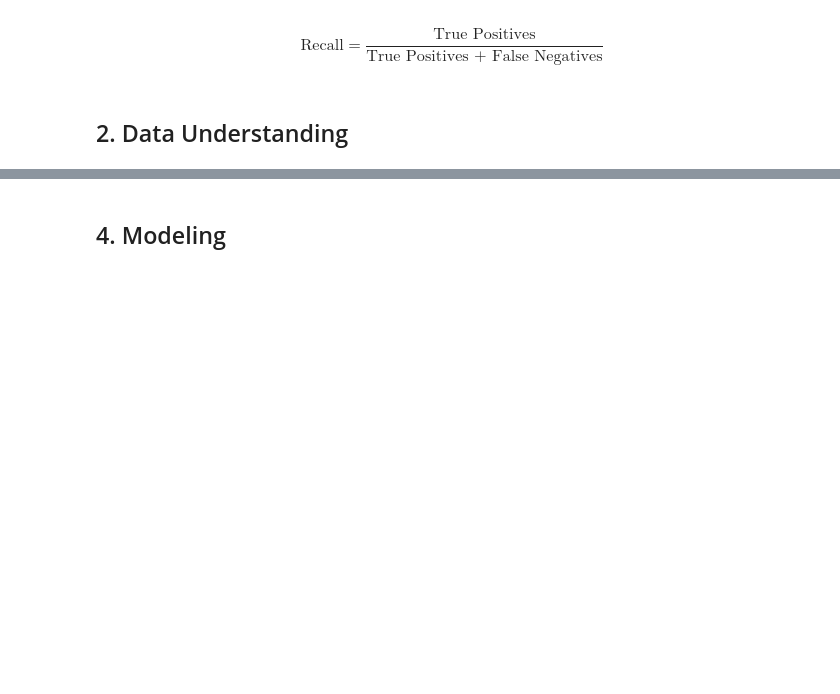
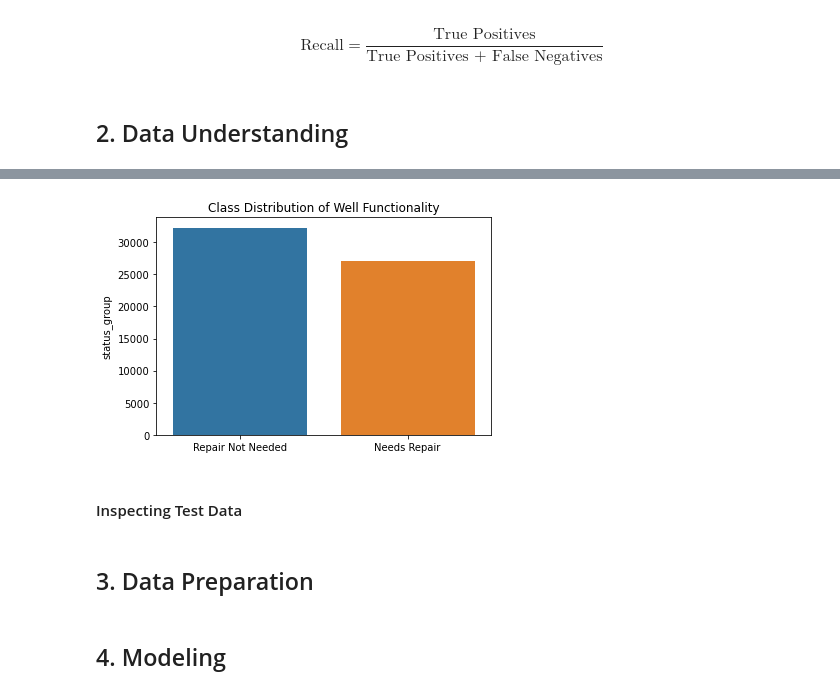
Before and after one commit to ckucewicz/Water_well_classification, a Jupyter notebook: Notebook.ipynb, the cells around one changed output, grey strips where cells are left out. Drawn from its saved outputs; the diff is of its cells as text; code cells hidden in the pictures; blank space fills up the shorter version.

```diff
--- a/Notebook.ipynb
+++ b/Notebook.ipynb
@@ -51,0 +335,3 @@ df_training_data = pd.read_csv('./data/training_set_values.csv')
+# %%
+# grouping classes into two groups for binary classification: Needs repair and Repair Not Needed
+training_data.status_group.replace({'functional' : 'Repair Not Needed', 'non functional' : 'Needs Repair', 'functional needs repair' : 'Needs Repair'}, inplace = True)
@@ -51,0 +353,9 @@ df_training_data = pd.read_csv('./data/training_set_values.csv')
+# %%
+# Barplot of the class distribution
+sns.barplot(x = training_data.status_group.value_counts().index,
+            y = training_data.status_group.value_counts()
+).set_title('Class Distribution of Well Functionality');
+# %% [output]
+[figure, added]
+# %% [markdown]
+#### Inspecting Test Data
@@ -52,3 +366,5 @@ df_training_data = pd.read_csv('./data/training_set_values.csv')
+# %% [markdown]
+## 3. <a name ="Data-Preparation"></a> Data Preparation
 # %% [markdown]
 ## 4. <a name ="Modeling"></a> Modeling
 # %% [markdown]
```
Also changed, not shown: parts of 36 cells of this notebook.
